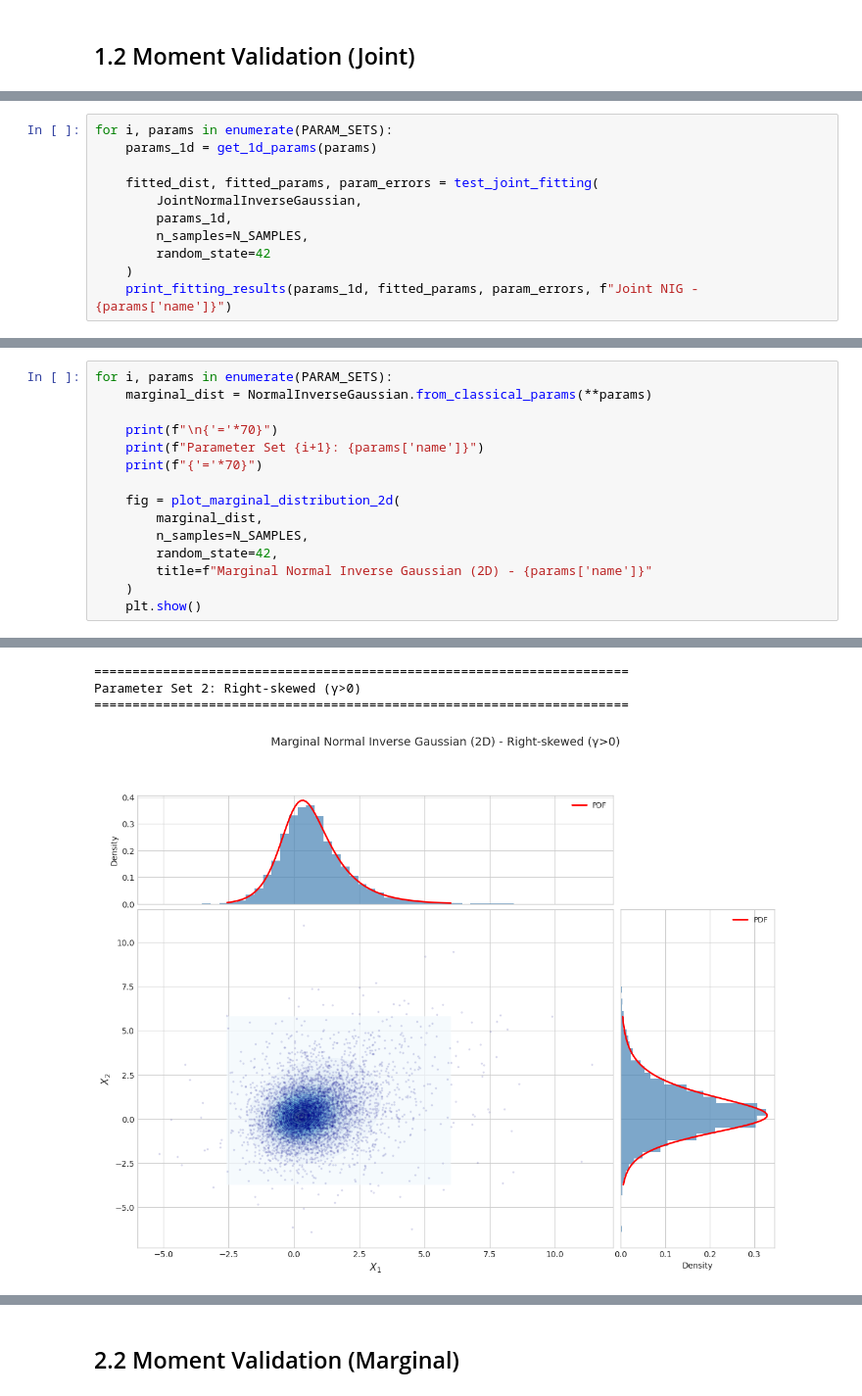
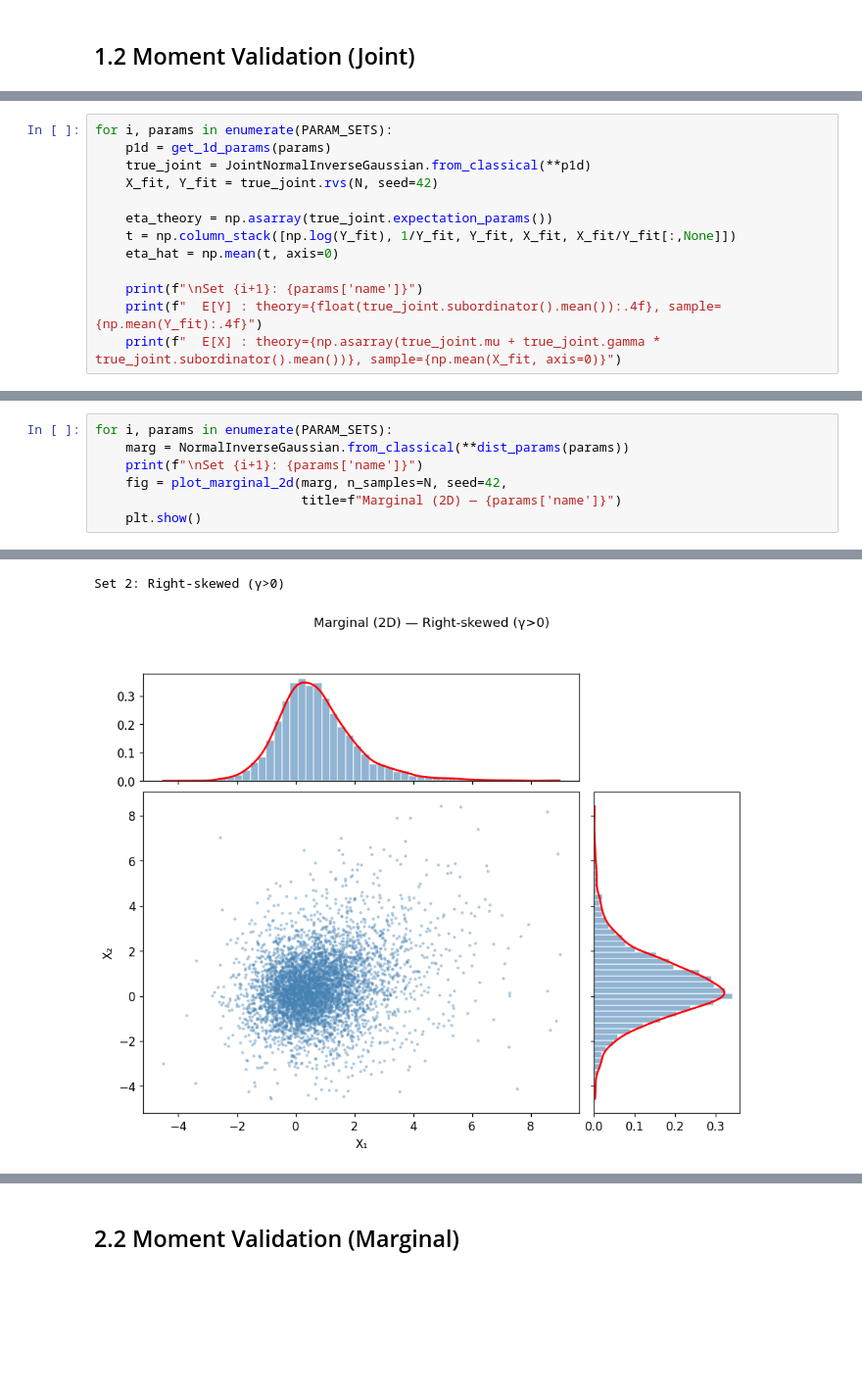
Before and after one commit to xshi19/normix, a Jupyter notebook: notebooks/normal_inverse_gaussian_distribution.ipynb, the cells around one changed output, grey strips where cells are left out. Shown at 98% size. Cells and saved outputs as stored; diff of their text form; blank space fills up the shorter version.

```diff
--- a/notebooks/normal_inverse_gaussian_distribution.ipynb
+++ b/notebooks/normal_inverse_gaussian_distribution.ipynb
@@ -192,11 +106,0 @@ Y_var     : sample =     5.4041, theory =     5.3333, rel_err = 1.33e-02
-# %%
-for i, params in enumerate(PARAM_SETS):
-    params_1d = get_1d_params(params)
-
-    fitted_dist, fitted_params, param_errors = test_joint_fitting(
-        JointNormalInverseGaussian,
-        params_1d,
-        n_samples=N_SAMPLES,
-        random_state=42
-    )
-    print_fitting_results(params_1d, fitted_params, param_errors, f"Joint NIG - {params['name']}")
@@ -220,0 +107,13 @@ eta                      1.5000          1.5267     1.78e-02
+# %%
+for i, params in enumerate(PARAM_SETS):
+    p1d = get_1d_params(params)
+    true_joint = JointNormalInverseGaussian.from_classical(**p1d)
+    X_fit, Y_fit = true_joint.rvs(N, seed=42)
+
+    eta_theory = np.asarray(true_joint.expectation_params())
+    t = np.column_stack([np.log(Y_fit), 1/Y_fit, Y_fit, X_fit, X_fit/Y_fit[:,None]])
+    eta_hat = np.mean(t, axis=0)
+
+    print(f"\nSet {i+1}: {params['name']}")
+    print(f"  E[Y] : theory={float(true_joint.subordinator().mean()):.4f}, sample={np.mean(Y_fit):.4f}")
+    print(f"  E[X] : theory={np.asarray(true_joint.mu + true_joint.gamma * true_joint.subordinator().mean())}, sample={np.mean(X_fit, axis=0)}")
@@ -230,16 +139,8 @@ Fitting requires the **EM algorithm**.
 # %%
 for i, params in enumerate(PARAM_SETS):
-    marginal_dist = NormalInverseGaussian.from_classical_params(**params)
-
-    print(f"\n{'='*70}")
-    print(f"Parameter Set {i+1}: {params['name']}")
-    print(f"{'='*70}")
-
-    fig = plot_marginal_distribution_2d(
-        marginal_dist,
-        n_samples=N_SAMPLES,
-        random_state=42,
-        title=f"Marginal Normal Inverse Gaussian (2D) - {params['name']}"
-    )
+    marg = NormalInverseGaussian.from_classical(**dist_params(params))
+    print(f"\nSet {i+1}: {params['name']}")
+    fig = plot_marginal_2d(marg, n_samples=N, seed=42,
+                           title=f"Marginal (2D) — {params['name']}")
     plt.show()
 # %% [output]
@@ -250,4 +149,2 @@ Parameter Set 1: Symmetric (γ=0)
-======================================================================
-Parameter Set 2: Right-skewed (γ>0)
-======================================================================
+Set 2: Right-skewed (γ>0)
-[figure, old version]
+[figure, new version]
```
Also changed, not shown: parts of 27 cells of this notebook, 11 other files.
